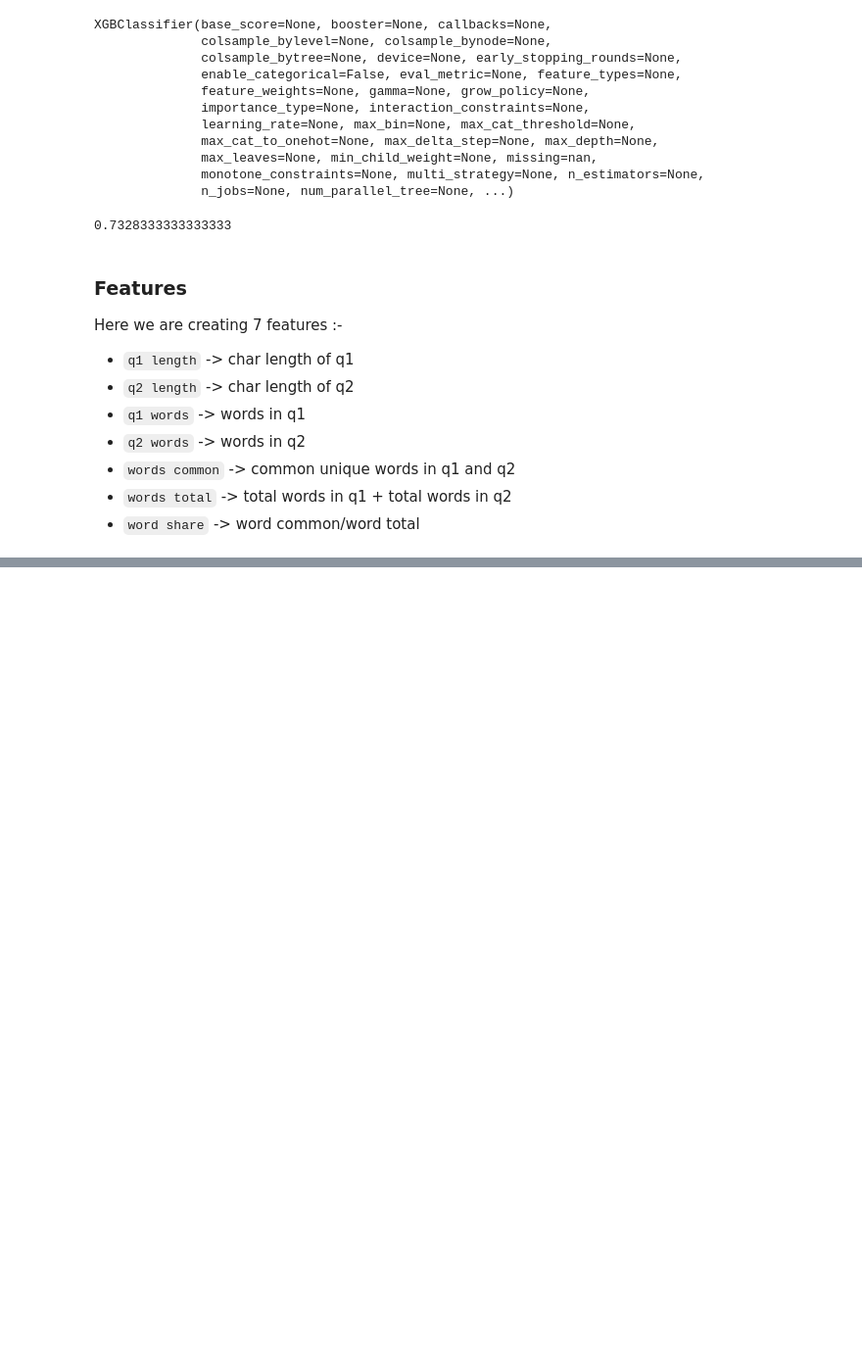
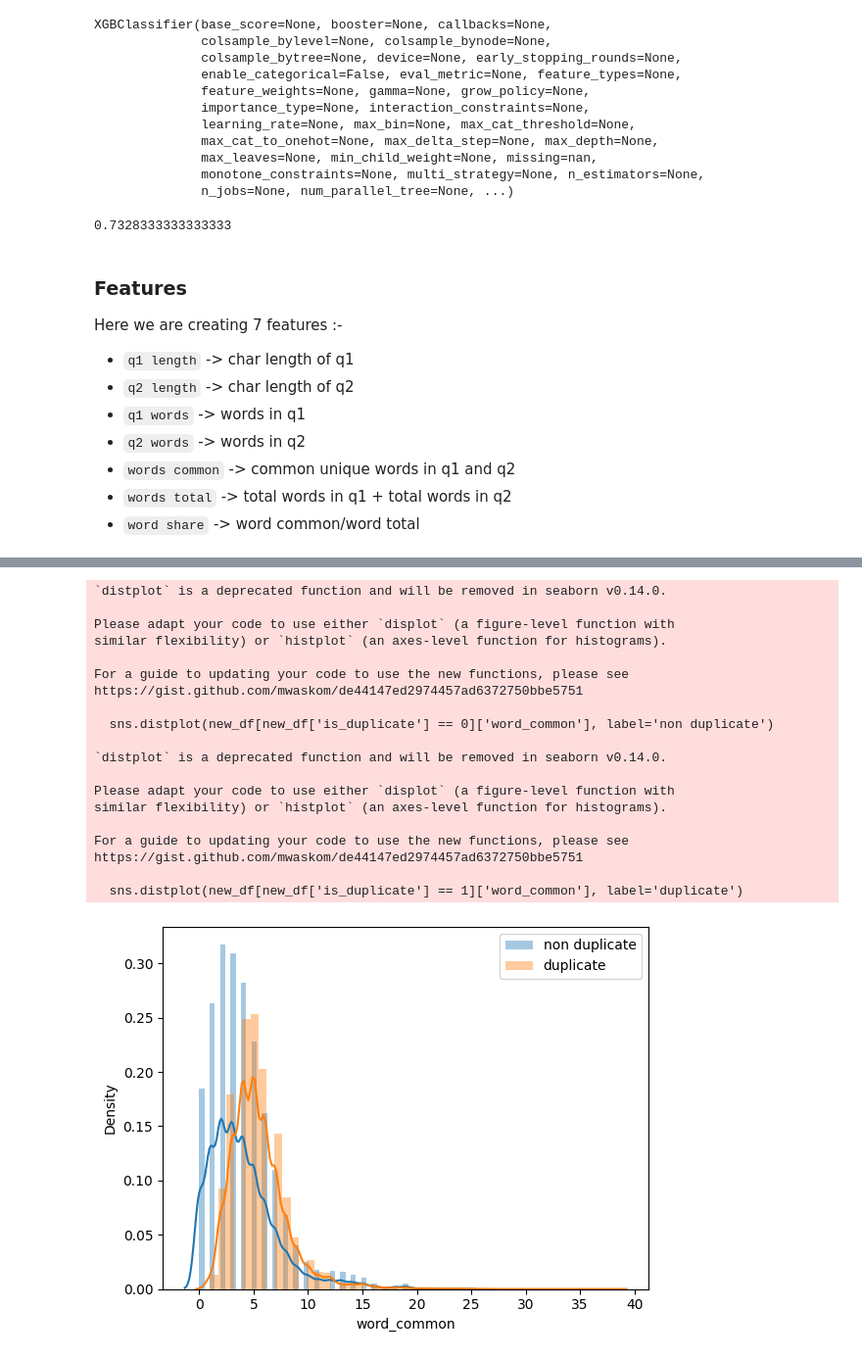
Before and after one commit to chetan655/duplicate_questions, a Jupyter notebook: code.ipynb, the cells around one changed output, grey strips where cells are left out. Shown at 98% size. Saved outputs shown, nothing was run; the diff lists cells and outputs as text; code cells hidden in the pictures; blank space fills up the shorter version.

```diff
--- a/code.ipynb
+++ b/code.ipynb
@@ -283,0 +373,27 @@ new_df['q1_len'] = new_df
+# %%
+# common words
+sns.distplot(new_df[new_df['is_duplicate'] == 0]['word_common'], label='non duplicate')
+sns.distplot(new_df[new_df['is_duplicate'] == 1]['word_common'], label='duplicate')
+plt.legend()
+plt.show()
+# %% [output]
+`distplot` is a deprecated function and will be removed in seaborn v0.14.0.
+
+Please adapt your code to use either `displot` (a figure-level function with
+similar flexibility) or `histplot` (an axes-level function for histograms).
+
+For a guide to updating your code to use the new functions, please see
+https://gist.github.com/mwaskom/de44147ed2974457ad6372750bbe5751
+
+  sns.distplot(new_df[new_df['is_duplicate'] == 0]['word_common'], label='non duplicate')
+
+`distplot` is a deprecated function and will be removed in seaborn v0.14.0.
+
+Please adapt your code to use either `displot` (a figure-level function with
+similar flexibility) or `histplot` (an axes-level function for histograms).
+
+For a guide to updating your code to use the new functions, please see
+https://gist.github.com/mwaskom/de44147ed2974457ad6372750bbe5751
+
+  sns.distplot(new_df[new_df['is_duplicate'] == 1]['word_common'], label='duplicate')
+[figure, added]
```
Also changed, not shown: parts of 26 cells of this notebook.
